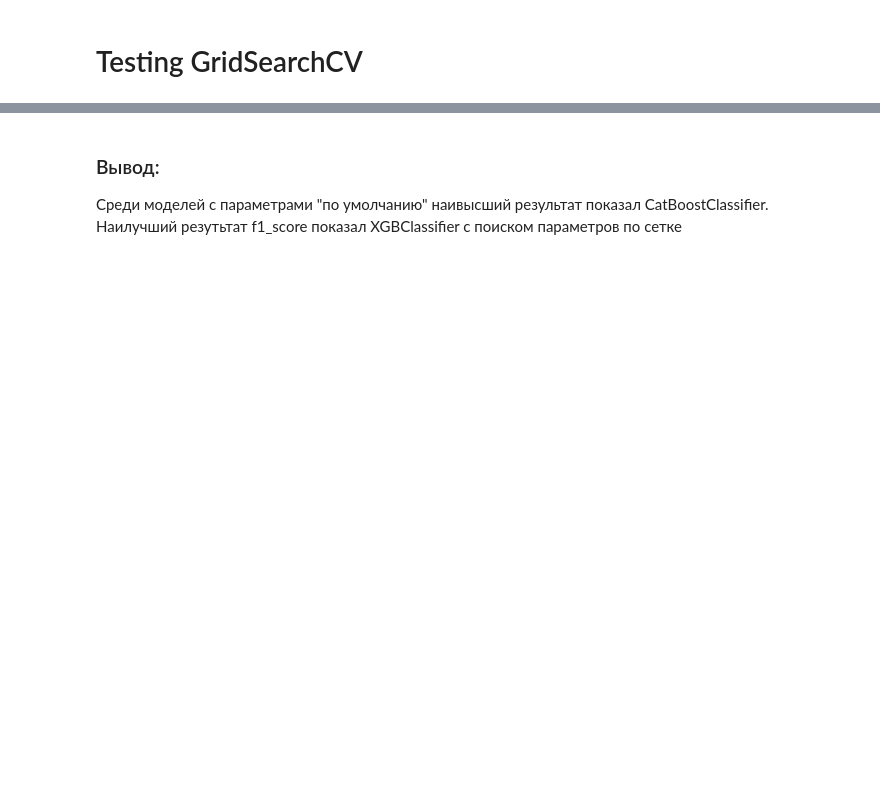
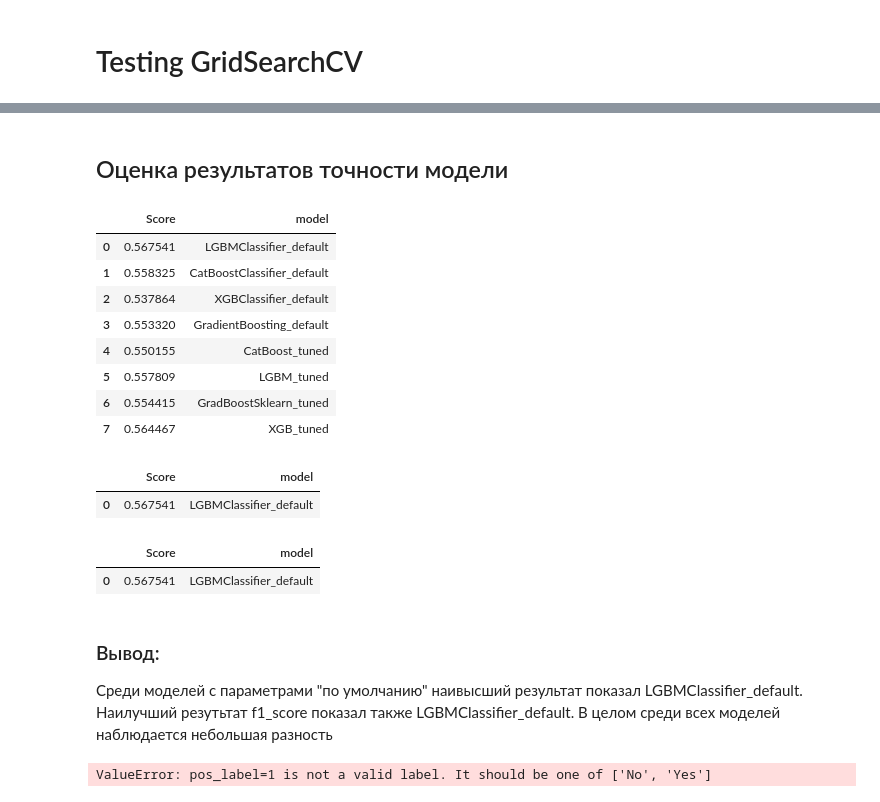
Before and after one commit to grannycola/my_projects, a Jupyter notebook: hw-6/main.ipynb, the cells around one changed output, grey strips where cells are left out. Saved outputs shown, nothing was run; the diff lists cells and outputs as text; code cells hidden in the pictures; blank space fills up the shorter version.

```diff
--- a/hw-6/main.ipynb
+++ b/hw-6/main.ipynb
@@ -204,3 +268,31 @@ Wall time: 6min 33s
+# %% [markdown]
+## Оценка результатов точности модели
+# %%
+scores_df = pd.read_csv('scores.txt', sep=",", header=None)
+scores_df.columns = ["Score", "model"]
+scores_df
+# %% [output]
+|  | Score | model |
+| 0 | 0.567541 | LGBMClassifier_default |
+| 1 | 0.558325 | CatBoostClassifier_default |
+| 2 | 0.537864 | XGBClassifier_default |
+| 3 | 0.553320 | GradientBoosting_default |
+| 4 | 0.550155 | CatBoost_tuned |
+| 5 | 0.557809 | LGBM_tuned |
+| 6 | 0.554415 | GradBoostSklearn_tuned |
+| 7 | 0.564467 | XGB_tuned |
+# %%
+# Лучший среди дефолтных
+scores_df[scores_df["model"].str.match(r'.*_default')].nlargest(1, ['Score'])
+# %% [output]
+|  | Score | model |
+| 0 | 0.567541 | LGBMClassifier_default |
+# %%
+# Лучший среди всех
+scores_df.nlargest(1, ['Score'])
+# %% [output]
+|  | Score | model |
+| 0 | 0.567541 | LGBMClassifier_default |
 # %% [markdown]
 ### Вывод:
-Среди моделей с параметрами "по умолчанию" наивысший результат показал CatBoostClassifier. Наилучший резутьтат f1_score показал XGBClassifier с поиском параметров по сетке
+Среди моделей с параметрами "по умолчанию" наивысший результат показал LGBMClassifier_default. Наилучший резутьтат f1_score показал также LGBMClassifier_default. В целом среди всех моделей наблюдается небольшая разность
@@ -206,0 +303,24 @@ Wall time: 6min 33s
+# %%
+X_train, X_test, y_train, y_test = train_test_split(df.drop(['Churn'], axis=1),
+                                                    df['Churn'], test_size=0.30,
+                                                    random_state=42, stratify=df['Churn'])
+
+cbr = CatBoostClassifier(logging_level='Silent')
+
+
+cols = []
+for col in df.columns:
+    if df[col].dtype == 'object':
+        cols.append(col)
+
+pool_train = Pool(X_train, y_train,
+                  cat_features = cols[:-1])
+
+pool_test = Pool(X_test, cat_features = cols[:-1])
+
+cbr.fit(pool_train)
+y_pred = cbr.predict(pool_test)
+score = f1_score(y_test, y_pred.tolist())
+print(score)
+# %% [output]
+ValueError: pos_label=1 is not a valid label. It should be one of ['No', 'Yes']
```
Also changed, not shown: parts of 21 cells of this notebook, 1 other file.
